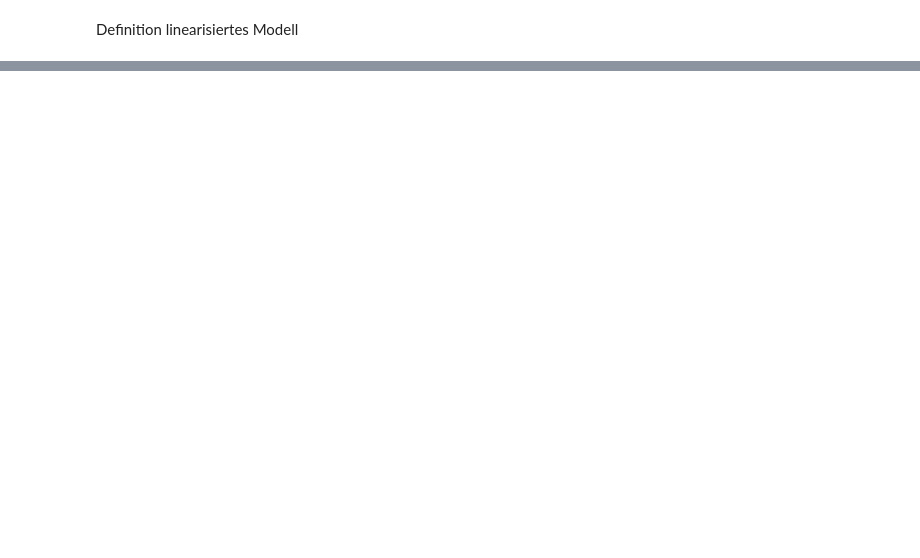
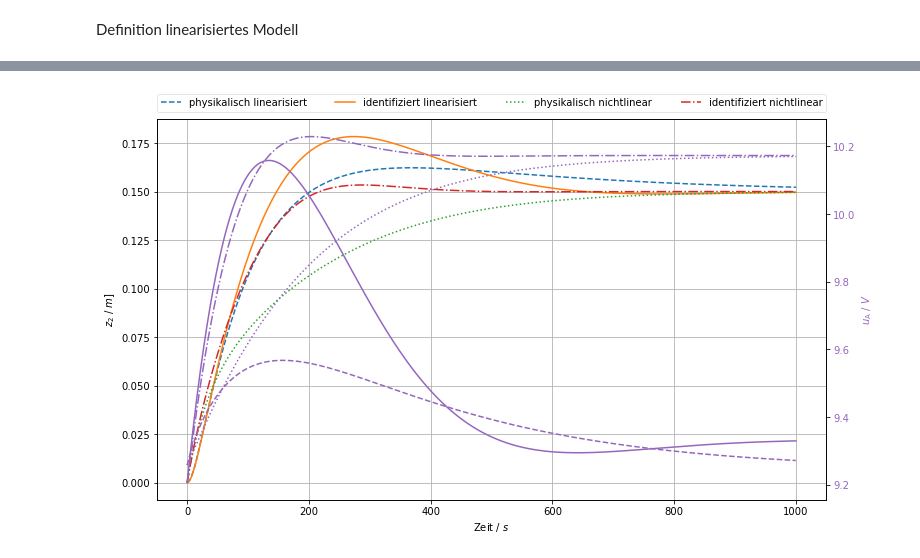
Before and after one commit to umit-iace/lehre-chemie-msr-notebooks, a Jupyter notebook: pr/2Tank-Reglerentwurf.ipynb, the cells around one changed output, grey strips where cells are left out. Cells and saved outputs as stored; diff of their text form; code cells hidden in the pictures; blank space fills up the shorter version.

```diff
--- a/pr/2Tank-Reglerentwurf.ipynb
+++ b/pr/2Tank-Reglerentwurf.ipynb
@@ -119,0 +293,33 @@ NameError: name 'timeDom' is not defined
+# %%
+plt.close()
+
+fig1, axes10 = plt.subplots(1, 1, figsize=(12,7))
+
+axes10.plot(timeDom, zReglerPhyLin[0, :] + bz2Phy, linestyle='dashed', label='physikalisch linearisiert')
+axes10.plot(timeDom, zReglerMessungLin[0, :] + bz2Messung, label='identifiziert linearisiert')
+axes10.plot(timeDom, zReglerPhyNonLin[0, :], linestyle=':', label='physikalisch nichtlinear')
+axes10.plot(timeDom, zReglerMessungNonLin[0, :], linestyle='-.', label='identifiziert nichtlinear')
+
+
+handlesAx1, labelsAx1 = axes10.get_legend_handles_labels()
+axes10.legend([handle for i, handle in enumerate(handlesAx1)],
+              [label for i, label in enumerate(labelsAx1)],
+              bbox_to_anchor=(0., 1.02, 1., .102), loc=3,
+              ncol=9, mode="expand", borderaxespad=0., framealpha=0.5)
+
+axes11 = axes10.twinx()
+
+axes11.plot(timeDom[:-1:], uReglerPhyLin[:-1:], linestyle='dashed', color='C4')
+axes11.plot(timeDom[:-1:], uReglerMessungLin[:-1:], color='C4')
+axes11.plot(timeDom[:-1:], uReglerPhyNonLin[:-1:], linestyle=':', color='C4')
+axes11.plot(timeDom[:-1:], uReglerMessungNonLin[:-1:], linestyle='-.', color='C4')
+axes11.tick_params(axis='y', labelcolor='C4')
+
+axes10.set_ylabel(r'$z_2$ / $m$]')
+axes11.set_ylabel(r'$u_{\mathrm{A}}$ / $V$', color='C4')
+axes10.set_xlabel(r'Zeit / $s$')
+
+axes10.grid()
+plt.show()
+# %% [output]
+[figure, added]
```
Also changed, not shown: parts of 14 cells of this notebook.
